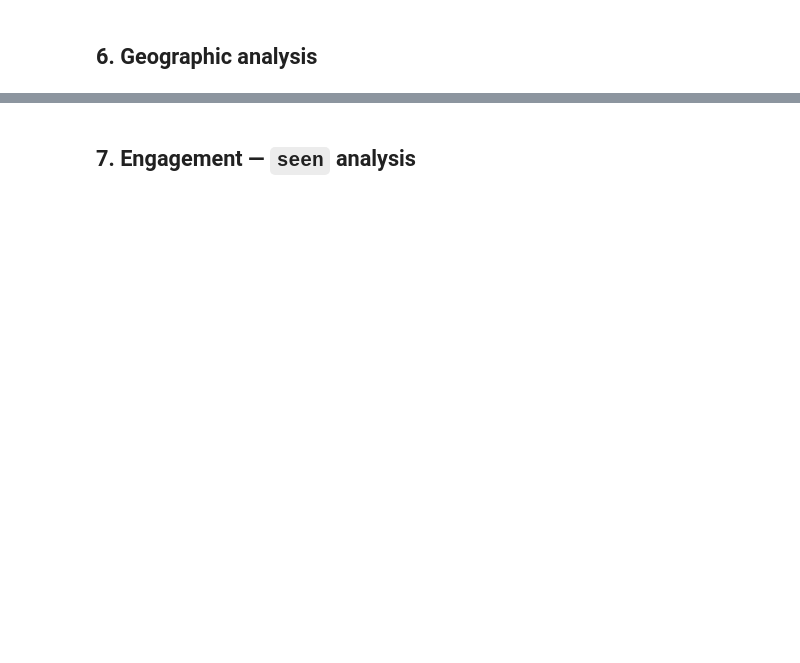
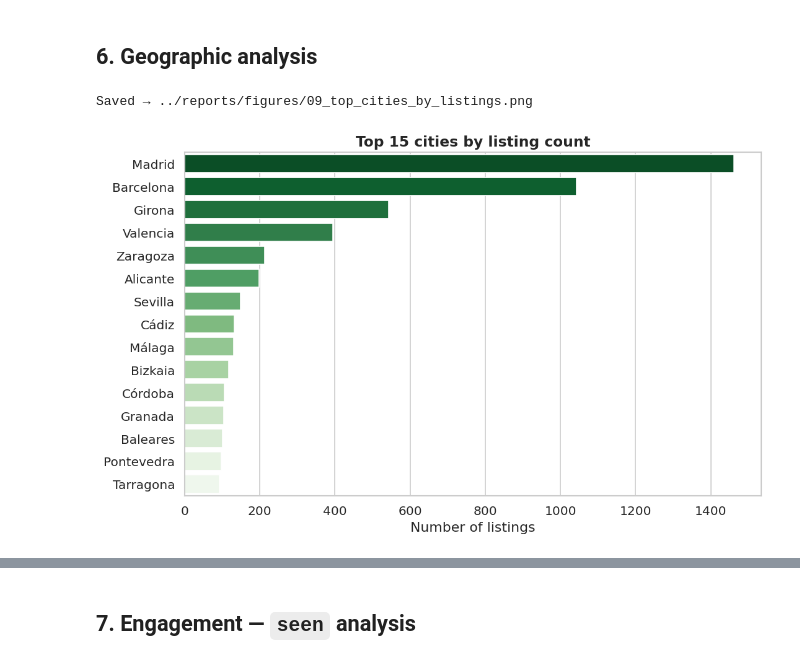
Before and after one commit to albertjimrod/hispasonic, a Jupyter notebook: notebooks/02_eda.ipynb, the cells around one changed output, grey strips where cells are left out. Cells and saved outputs as stored; diff of their text form; code cells hidden in the pictures; blank space fills up the shorter version.

```diff
--- a/notebooks/02_eda.ipynb
+++ b/notebooks/02_eda.ipynb
@@ -213,13 +264,16 @@ savefig('08_brand_time_heatmap')
 # %%
 # ── 6a. Top cities by listing count ───────────────────────────────────────
 top_cities = df['city'].value_counts().head(TOP_N)
 
 fig, ax = plt.subplots(figsize=(10, 6))
-sns.barplot(x=top_cities.values, y=top_cities.index, ax=ax, palette='Greens_r')
+sns.barplot(x=top_cities.values, y=top_cities.index, hue=top_cities.index, ax=ax, palette='Greens_r')
 ax.set_title(f'Top {TOP_N} cities by listing count', fontsize=14, fontweight='bold')
 ax.set_xlabel('Number of listings')
 ax.set_ylabel('')
 savefig('09_top_cities_by_listings')
+# %% [output]
+Saved → ../reports/figures/09_top_cities_by_listings.png
+[figure, added]
 # %%
 # ── 6b. Median sell price by top city ────────────────────────────────────
 city_price = (
```
Also changed, not shown: parts of 21 cells of this notebook, 2 other files.
